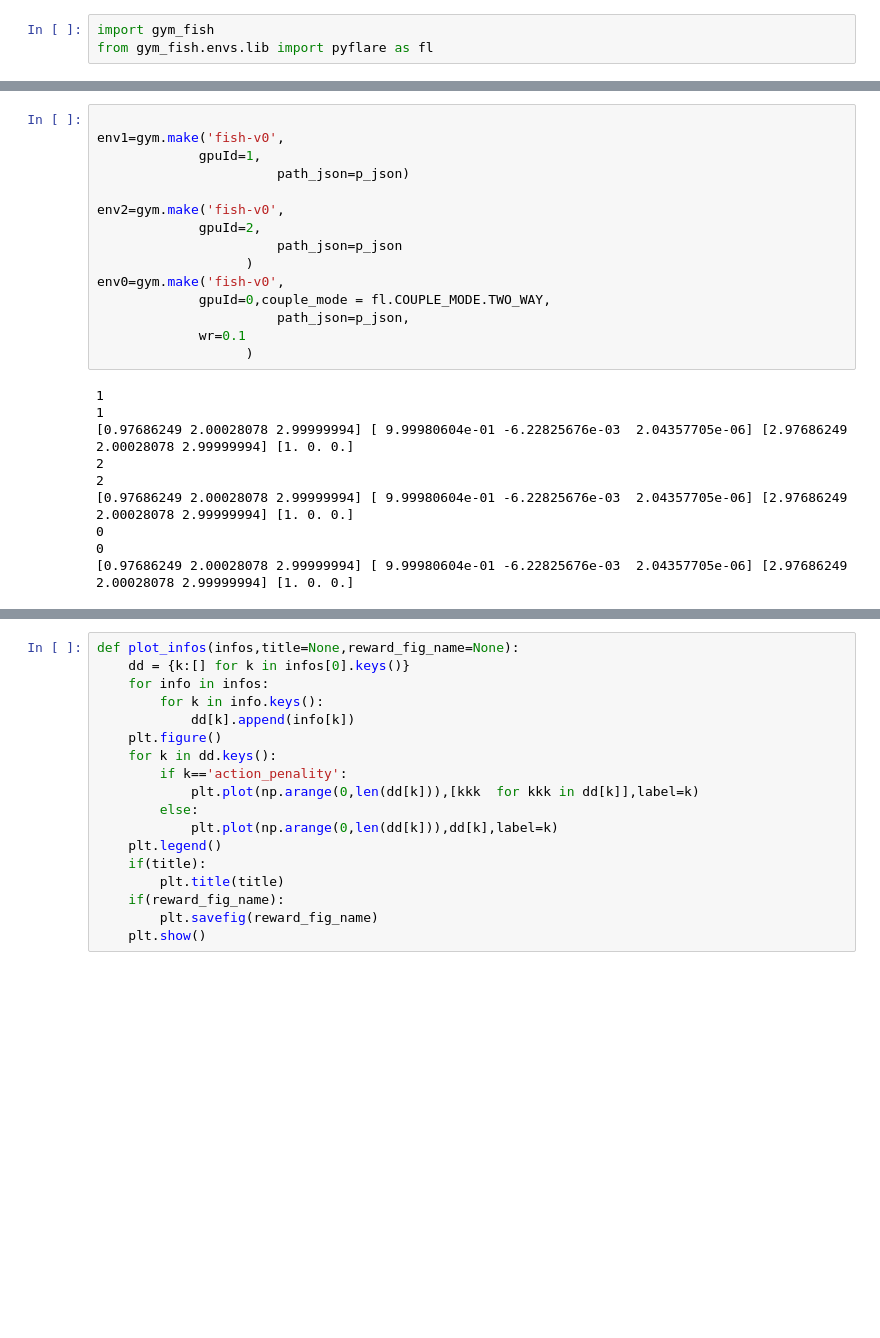
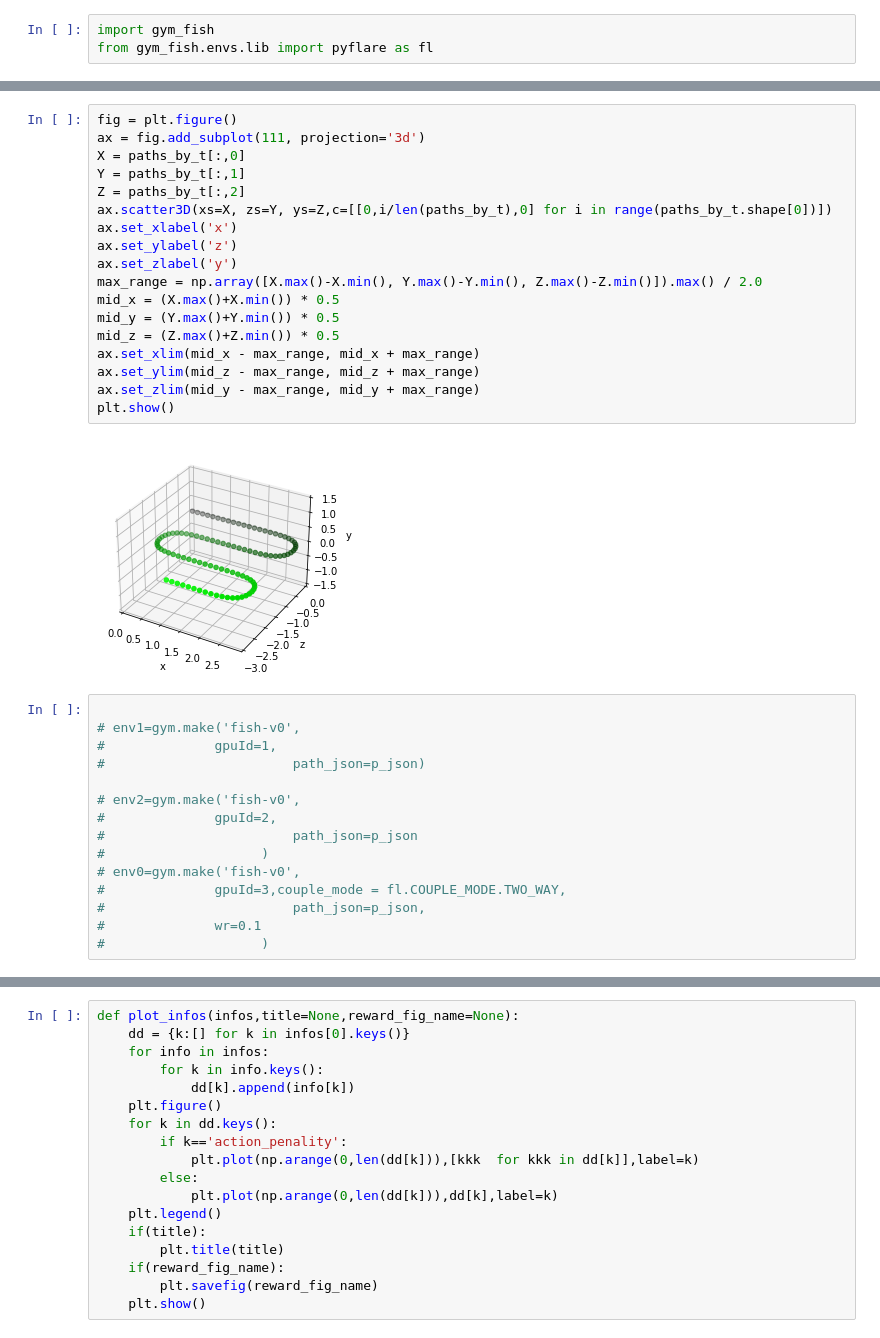
Before and after one commit to dongfangliu/pytorch_fish, a Jupyter notebook: scripts/testPID.ipynb, the cells around one changed output, grey strips where cells are left out. Drawn from its saved outputs; the diff is of its cells as text; blank space fills up the shorter version.

```diff
--- a/scripts/testPID.ipynb
+++ b/scripts/testPID.ipynb
@@ -47,26 +50,36 @@ env=gym.make('fish-v0',
+# %%
+fig = plt.figure()
+ax = fig.add_subplot(111, projection='3d')
+X = paths_by_t[:,0]
+Y = paths_by_t[:,1]
+Z = paths_by_t[:,2]
+ax.scatter3D(xs=X, zs=Y, ys=Z,c=[[0,i/len(paths_by_t),0] for i in range(paths_by_t.shape[0])])
+ax.set_xlabel('x')
+ax.set_ylabel('z')
+ax.set_zlabel('y')
+max_range = np.array([X.max()-X.min(), Y.max()-Y.min(), Z.max()-Z.min()]).max() / 2.0
+mid_x = (X.max()+X.min()) * 0.5
+mid_y = (Y.max()+Y.min()) * 0.5
+mid_z = (Z.max()+Z.min()) * 0.5
+ax.set_xlim(mid_x - max_range, mid_x + max_range)
+ax.set_ylim(mid_z - max_range, mid_z + max_range)
+ax.set_zlim(mid_y - max_range, mid_y + max_range)
+plt.show()
+# %% [output]
+[figure, added]
 # %%
 
-env1=gym.make('fish-v0',
-             gpuId=1,
-                       path_json=p_json)
+# env1=gym.make('fish-v0',
+#              gpuId=1,
+#                        path_json=p_json)
 
-env2=gym.make('fish-v0',
-             gpuId=2,
-                       path_json=p_json
-                   )
-env0=gym.make('fish-v0',
-             gpuId=0,couple_mode = fl.COUPLE_MODE.TWO_WAY,
-                       path_json=p_json,
-             wr=0.1
-                   )
+# env2=gym.make('fish-v0',
+#              gpuId=2,
+#                        path_json=p_json
+#                    )
+# env0=gym.make('fish-v0',
+#              gpuId=3,couple_mode = fl.COUPLE_MODE.TWO_WAY,
+#                        path_json=p_json,
+#              wr=0.1
+#                    )
-# %% [output]
-1
-1
-[0.97686249 2.00028078 2.99999994] [ 9.99980604e-01 -6.22825676e-03  2.04357705e-06] [2.97686249 2.00028078 2.99999994] [1. 0. 0.]
-2
-2
-[0.97686249 2.00028078 2.99999994] [ 9.99980604e-01 -6.22825676e-03  2.04357705e-06] [2.97686249 2.00028078 2.99999994] [1. 0. 0.]
-0
-0
-[0.97686249 2.00028078 2.99999994] [ 9.99980604e-01 -6.22825676e-03  2.04357705e-06] [2.97686249 2.00028078 2.99999994] [1. 0. 0.]
 # %%
```
Also changed, not shown: parts of 16 cells of this notebook, 16 other files.
